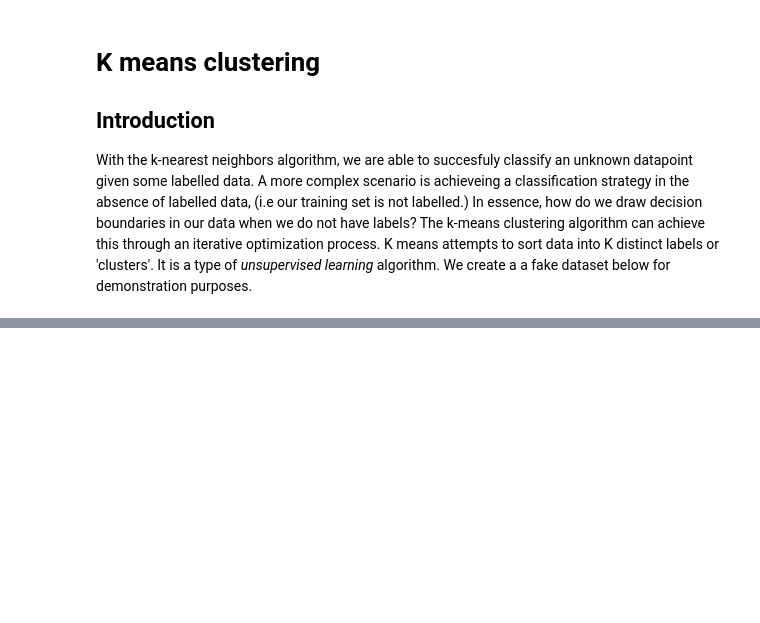
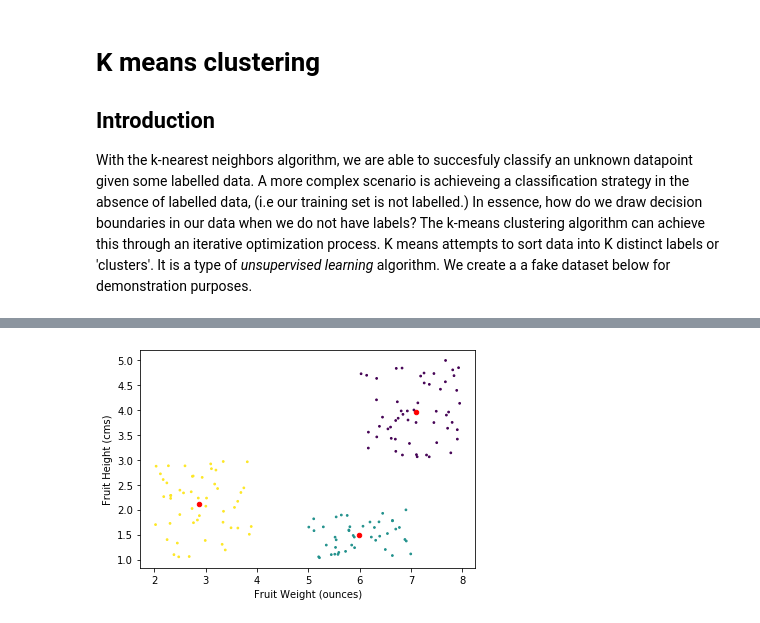
Before and after one commit to vajramsrujan/ML_Algorithms, a Jupyter notebook: k_means_clustering/k_means_clustering.ipynb, the cells around one changed output, grey strips where cells are left out. Cells and saved outputs as stored; diff of their text form; code cells hidden in the pictures; blank space fills up the shorter version.

```diff
--- a/k_means_clustering/k_means_clustering.ipynb
+++ b/k_means_clustering/k_means_clustering.ipynb
@@ -64,27 +75,76 @@ Here, $c^1$, $c^2$, $c^3$, represent cluster point centers 1,2 and 3 respectivel
 # %%
-# Define a function to compute the euclidian distance given two feature vectors
-def find_closest_cluster(centers,datapoint):
+# Compute the euclidian distance given two feature vectors
+def compute_euclidian(d1, d2):
+    euclidian = np.sqrt(np.sum((d1-d2)**2))
+    return euclidian
 
+def find_closest_centroid(centers,datapoint):
+
+    # Initialize empty aray
     euclidians = np.zeros((1, len(centers))).flatten()
 
+    # Compute the euclidian distance for each center to the datapoint
     for index, center in enumerate(centers):
-        euclidian = np.sqrt(np.sum((center-datapoint)**2))
-        euclidians[index] = euclidian
+        euclidians[index] = compute_euclidian(center, datapoint)
 
+    # Return the index of whichever center was closest to the datapoint
     return np.argmin(euclidians)
 
+# Create clusters by grouping indices based on which centroid they are closest to
 def create_clusters(centers):
 
     # Initialize an empty list of lists where each list will hold the indices of the
     # points belonging to one cluster
     clusters = [[] for _ in range(len(centers))]
 
-    for index, datapoint in data:
-        closest_cluster = find_closest_cluster(centers, datapoint)
+    # Assign each datapoint to the closest centroid label, and group these indices
+    for index, datapoint in enumerate(data):
+        closest_cluster = find_closest_centroid(centers, datapoint)
         clusters[closest_cluster].append(index)
 
-# Function to compute k nearest neighbors for 2 features (2D case)
-def k_nearest_neighbors(k, data):
+    # [[indices belonging to cluster 1], [indices belonging to cluster 2]...]
+    return clusters
+
+# Re-comute the centers of the clusters
+def compute_centroids(data, old_centers, clusters):
+
+    # Empty list that will hold new centers
+    new_centroids = []
+    # Calculate the new centers
+    for index, cluster in enumerate(clusters):
+        # If no datapoint belonged to the centroid label, use the last centroid value (no update)
+        if len(data[cluster]) == 0:
+            new_centroids.append(old_centers[index])
+        # Otherwise append the new centroid value
+        else:
+            new_centroids.append(np.mean(data[cluster], axis=0))
+
+    return new_centroids
+
+# Check convergence criteria
+def is_converged(old_centroids, new_centroids):
+    for i in range(len(old_centroids)):
+        # If any one euclidian distance difference between updates is greater than 0.01
+        # we have not yet reached convergence
+        if compute_euclidian(old_centroids[i], new_centroids[i]) > 0.01:
+            return False
+
+    # Only return true when the above condition is met
+    print("CONVERGED")
+    return True
+
+# Grab the cluster labels for plotting
+def get_cluster_labels(clusters, data):
+
+    labels = np.zeros((1, len(data))).flatten()
+    for cluster_label, cluster in enumerate(clusters):
+        for sample_index in (cluster):
+            labels[sample_index] = cluster_label
+
+    return labels
+
+# Compute k nearest neighbors for 2 features (2D case)
+def k_nearest_neighbors(k, data, max_iter=1000):
 
     '''
         k:
@@ -100,8 +160,29 @@ def k_nearest_neighbors(k, data):
     random_centroid_indices = np.random.choice(len(data[:,0]), k, replace=False)
 
     # Grab 3 random points using those indices
-    centers = [data[indx] for indx in random_centroid_indices]
+    new_centers = [data[indx] for indx in random_centroid_indices]
 
+    for i in range(max_iter):
+        # Create clusters
+        prev_centers = new_centers
+        clusters = create_clusters(prev_centers)
+        # Re-compute centers
+        new_centers = compute_centroids(data, prev_centers, clusters)
+        if is_converged(prev_centers, new_centers):
+            labels = get_cluster_labels(clusters, data)
+            print(i)
+            break
 
-k_nearest_neighbors(3, data)
+    return new_centers, labels
+
+# Compute k means clustering for our data set using k = 3
+centers, labels = k_nearest_neighbors(3, data)
+
+# Plot the data
+fig, ax = plt.subplots()
+ax.scatter(data[:,0], data[:,1], c=labels,s=3)
+for center in centers:
+    ax.scatter(center[0], center[1], s=20, color='red')
+ax.set_xlabel("Fruit Weight (ounces)")
+ax.set_ylabel("Fruit Height (cms)")
 # %% [output]
@@ -110,0 +192 @@ k_nearest_neighbors(3, data)
+[figure, added]
```
Also changed, not shown: parts of 5 cells of this notebook, 2 other files.
